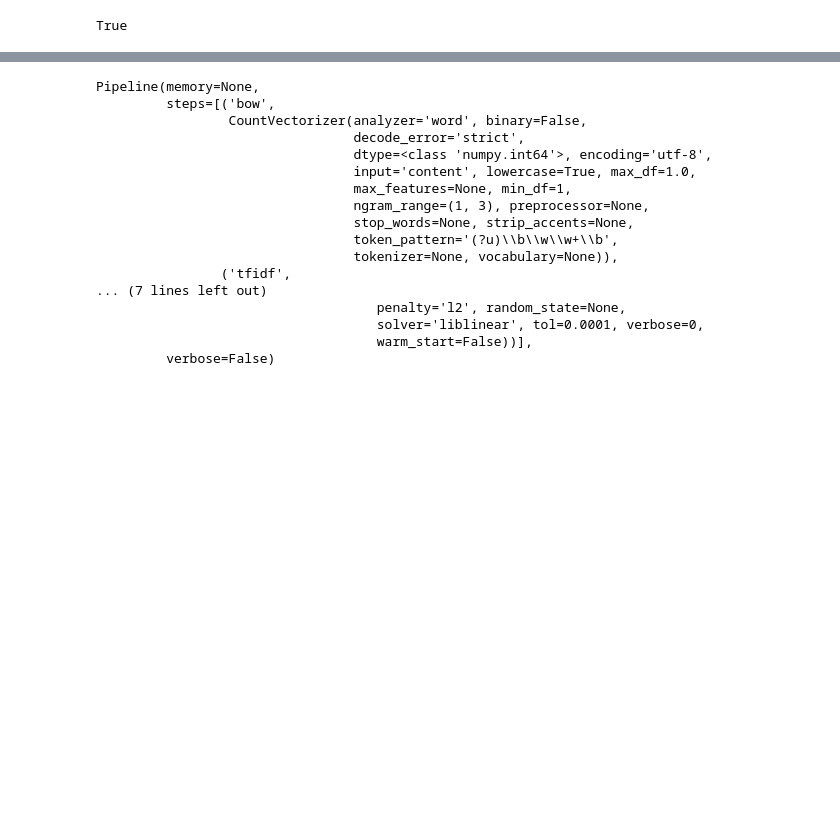
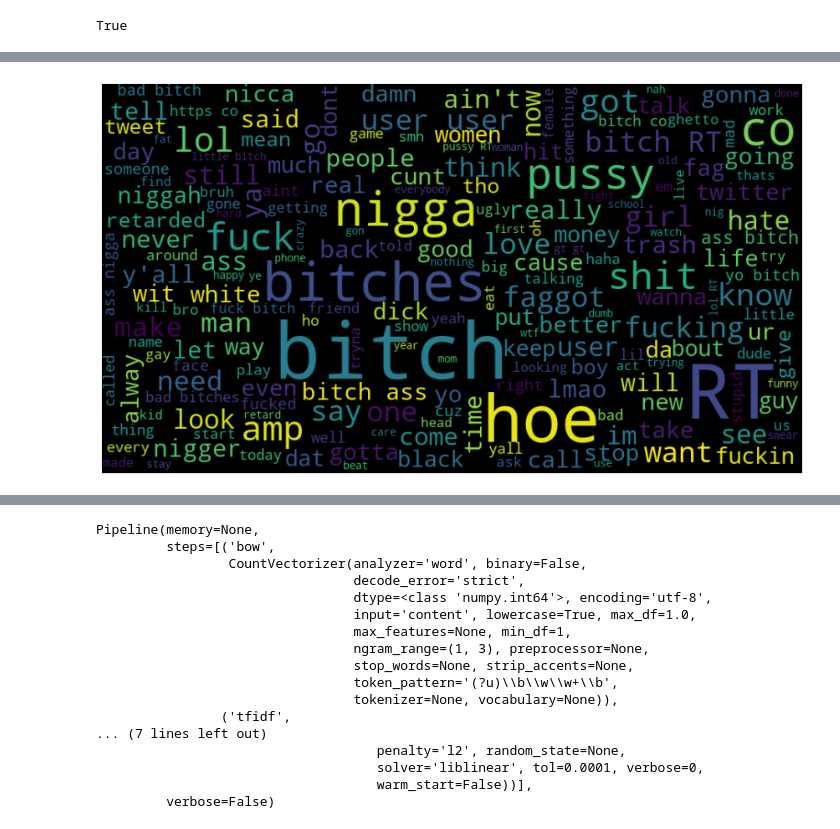
Before and after one commit to Hack-Club-PICT/Sentimental-Analysis, a Jupyter notebook: Sentiment_Analysis.ipynb, the cells around one changed output, grey strips where cells are left out. Saved outputs shown, nothing was run; the diff lists cells and outputs as text; code cells hidden in the pictures; blank space fills up the shorter version.

```diff
--- a/Sentiment_Analysis.ipynb
+++ b/Sentiment_Analysis.ipynb
@@ -103,3 +79,13 @@ memory usage: 257.6+ KB
+# %%
+#for negative words
+neg_words= ' '.join([i for i in train_df['tweet'][train_df['label']==1]])
+wordcloud = WordCloud(width = 900, height = 500, random_state = 21, max_font_size =100).generate(neg_words)
+plt.figure(figsize=(15,10))
+plt.imshow(wordcloud,interpolation="bilinear")
+plt.axis('off')
+plt.show()
+# %% [output]
+[figure, added]
 # %%
 def clear_texts(tweet,remove_pattern):
   r = re.findall(remove_pattern,tweet)
```
Also changed, not shown: parts of 21 cells of this notebook.
